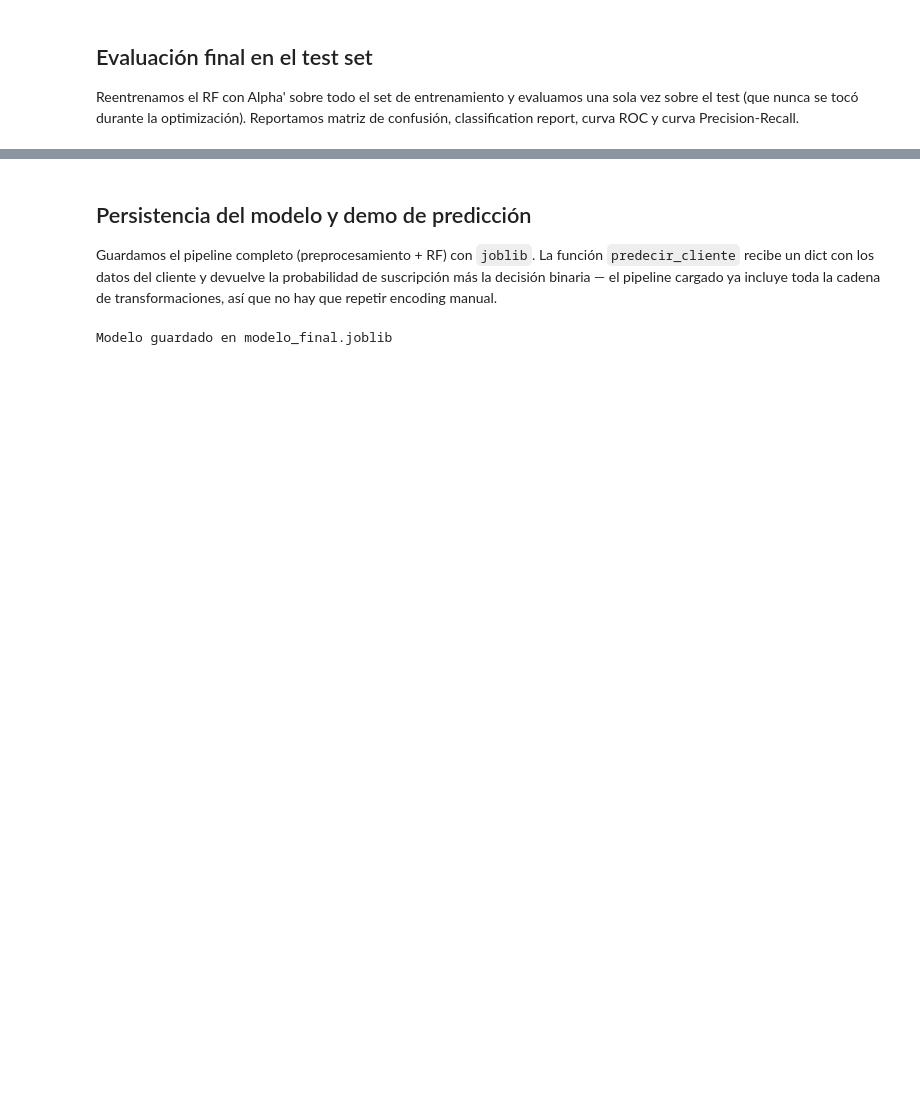
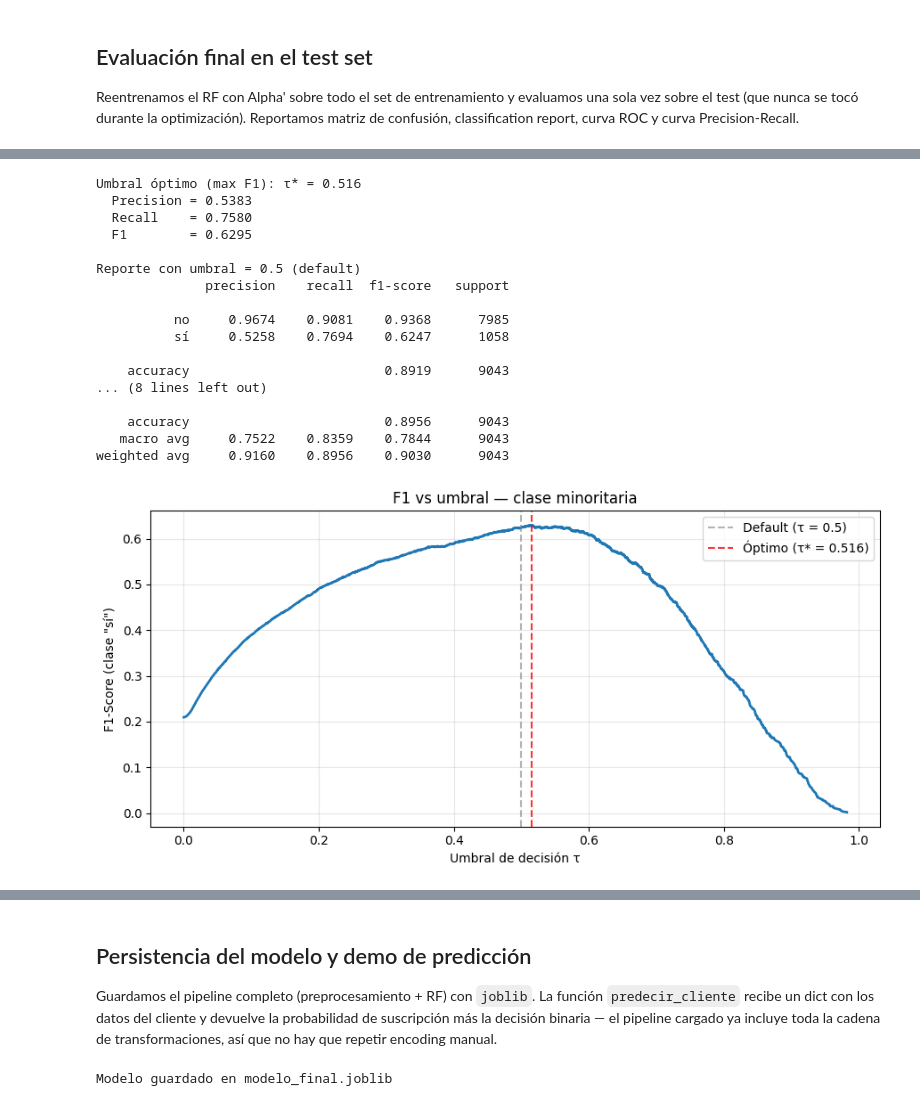
Before and after one commit to EV081/proyect-opti, a Jupyter notebook: proyecto.ipynb, the cells around one changed output, grey strips where cells are left out. Saved outputs shown, nothing was run; the diff lists cells and outputs as text; code cells hidden in the pictures; blank space fills up the shorter version.

```diff
--- a/proyecto.ipynb
+++ b/proyecto.ipynb
@@ -480,3 +525,56 @@ weighted avg       0.91      0.89      0.90      9043
+# %%
+prec_pr, rec_pr, thr_pr = precision_recall_curve(y_test, y_prob)
+f1_curve = 2 * prec_pr * rec_pr / (prec_pr + rec_pr + 1e-12)
+
+idx_opt = int(np.argmax(f1_curve[:-1]))
+umbral_opt = float(thr_pr[idx_opt])
+
+print(f"Umbral óptimo (max F1): τ* = {umbral_opt:.3f}")
+print(f"  Precision = {prec_pr[idx_opt]:.4f}")
+print(f"  Recall    = {rec_pr[idx_opt]:.4f}")
+print(f"  F1        = {f1_curve[idx_opt]:.4f}\n")
+
+# Comparativa: default vs óptimo
+y_pred_opt = (y_prob >= umbral_opt).astype(int)
+
+print(f"Reporte con umbral = 0.5 (default)")
+print(classification_report(y_test, y_pred, target_names=['no', 'sí'], digits=4))
+
+print(f"Reporte con umbral = {umbral_opt:.3f} (óptimo F1)")
+print(classification_report(y_test, y_pred_opt, target_names=['no', 'sí'], digits=4))
+
+# Gráfico: F1 vs umbral
+plt.figure(figsize=(9, 4.5))
+plt.plot(thr_pr, f1_curve[:-1], linewidth=2)
+plt.axvline(0.5, color='gray', linestyle='--', alpha=0.6, label='Default (τ = 0.5)')
+plt.axvline(umbral_opt, color='red', linestyle='--', alpha=0.8,
+            label=f'Óptimo (τ* = {umbral_opt:.3f})')
+plt.xlabel('Umbral de decisión τ')
+plt.ylabel('F1-Score (clase "sí")')
+plt.title('F1 vs umbral — clase minoritaria')
+plt.legend()
+plt.grid(True, alpha=0.3)
+plt.tight_layout()
+plt.show()
+# %% [output]
+Umbral óptimo (max F1): τ* = 0.516
+  Precision = 0.5383
+  Recall    = 0.7580
+  F1        = 0.6295
+
+Reporte con umbral = 0.5 (default)
+              precision    recall  f1-score   support
+
+          no     0.9674    0.9081    0.9368      7985
+          sí     0.5258    0.7694    0.6247      1058
+
+    accuracy                         0.8919      9043
+... (8 lines left out)
+
+    accuracy                         0.8956      9043
+   macro avg     0.7522    0.8359    0.7844      9043
+weighted avg     0.9160    0.8956    0.9030      9043
+[figure, added]
 # %%
 # Importancia de variables del modelo final
 feature_names = modelo_final.named_steps['prep'].get_feature_names_out()
```
Also changed, not shown: parts of 11 cells of this notebook, 1 other file.
